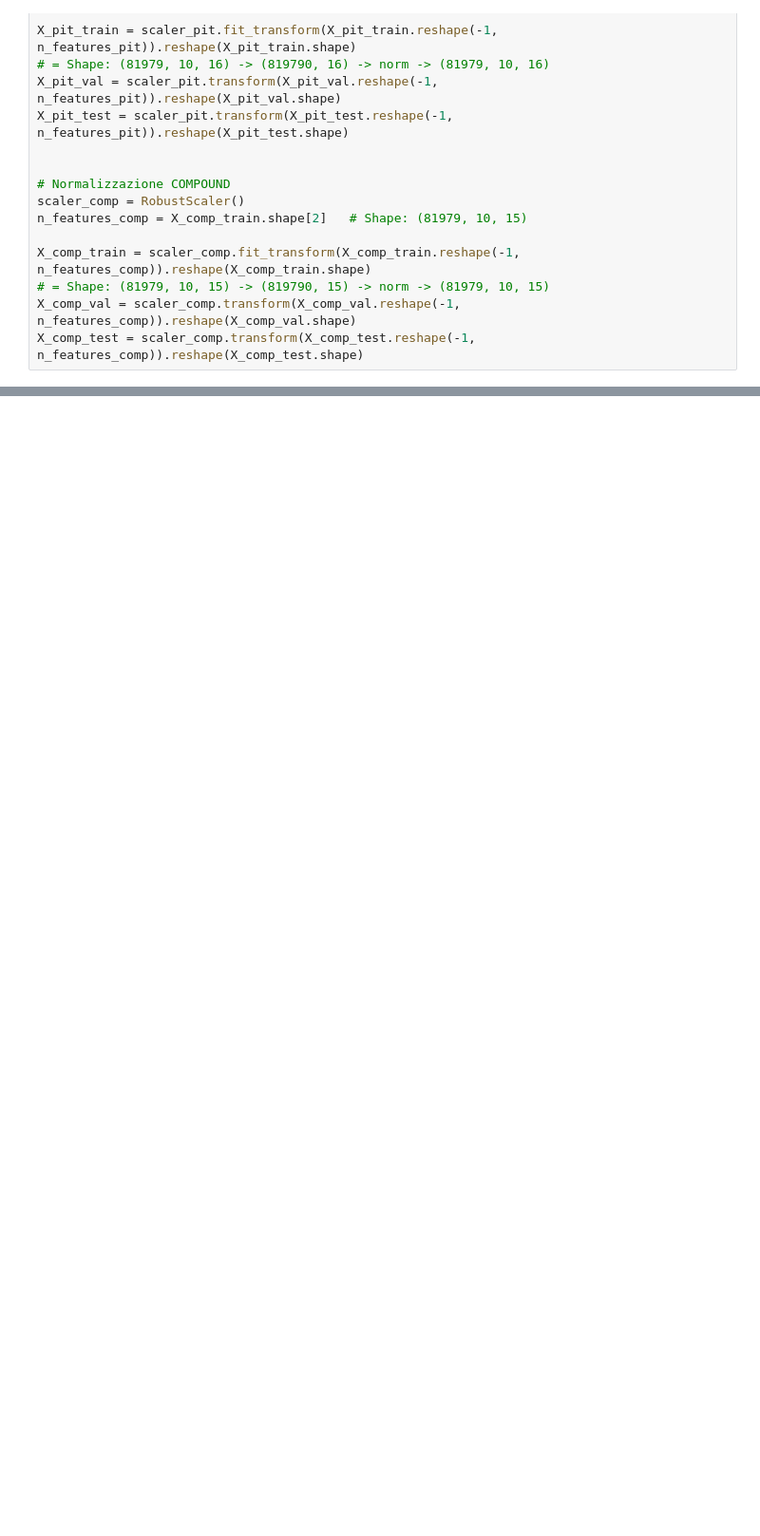
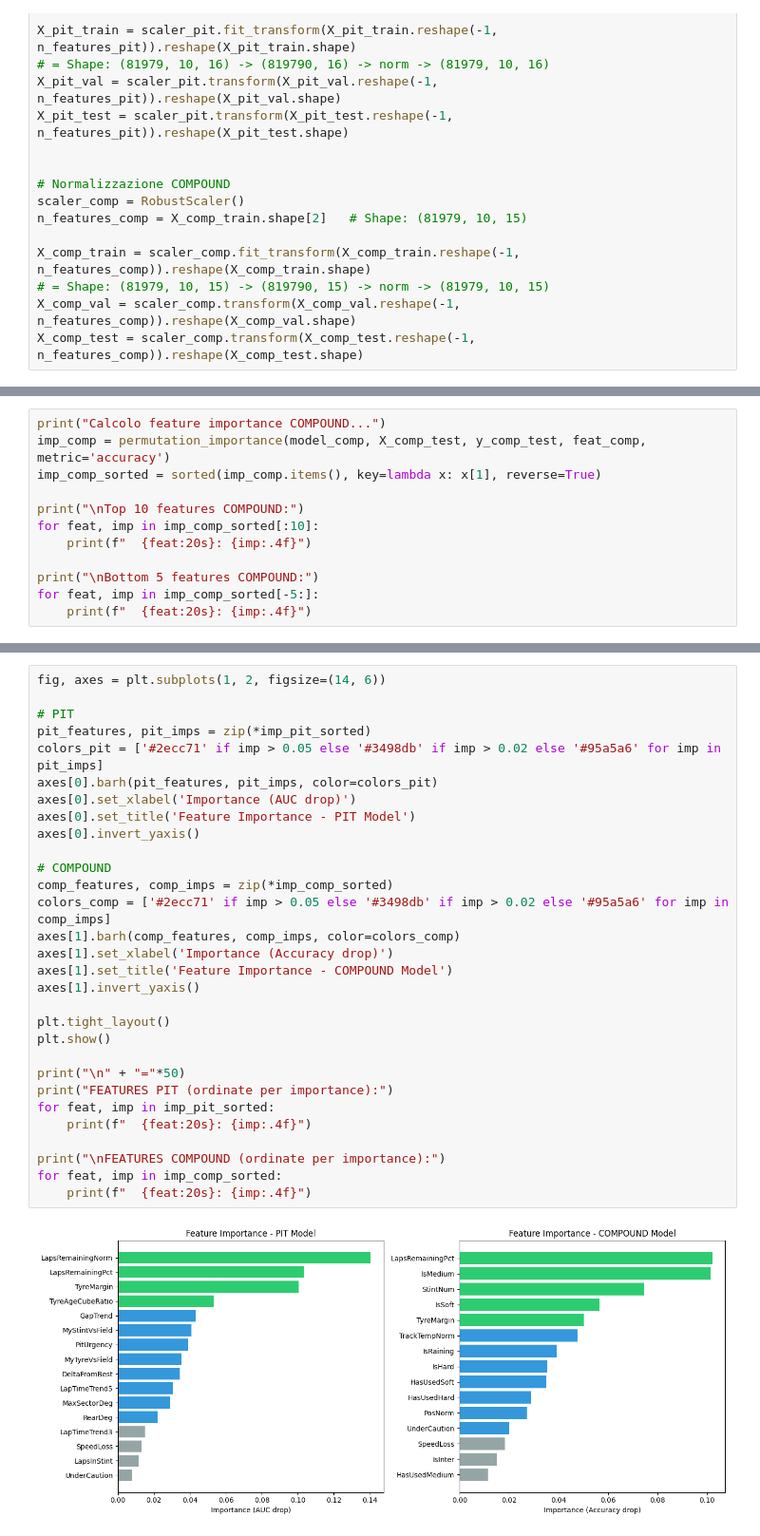
Before and after one commit to FedericoSabbadini/F1_StrategyPredictor, a Jupyter notebook: 03:model/LSTMModel.ipynb, the cells around one changed output, grey strips where cells are left out. Shown at 95% size. Drawn from its saved outputs; the diff is of its cells as text; blank space fills up the shorter version.

```diff
--- a/03:model/LSTMModel.ipynb
+++ b/03:model/LSTMModel.ipynb
@@ -961,0 +1462,12 @@ Compound class weights:
+# %%
+print("Calcolo feature importance COMPOUND...")
+imp_comp = permutation_importance(model_comp, X_comp_test, y_comp_test, feat_comp, metric='accuracy')
+imp_comp_sorted = sorted(imp_comp.items(), key=lambda x: x[1], reverse=True)
+
+print("\nTop 10 features COMPOUND:")
+for feat, imp in imp_comp_sorted[:10]:
+    print(f"  {feat:20s}: {imp:.4f}")
+
+print("\nBottom 5 features COMPOUND:")
+for feat, imp in imp_comp_sorted[-5:]:
+    print(f"  {feat:20s}: {imp:.4f}")
@@ -961,0 +1539,32 @@ Compound class weights:
+# %%
+fig, axes = plt.subplots(1, 2, figsize=(14, 6))
+
+# PIT
+pit_features, pit_imps = zip(*imp_pit_sorted)
+colors_pit = ['#2ecc71' if imp > 0.05 else '#3498db' if imp > 0.02 else '#95a5a6' for imp in pit_imps]
+axes[0].barh(pit_features, pit_imps, color=colors_pit)
+axes[0].set_xlabel('Importance (AUC drop)')
+axes[0].set_title('Feature Importance - PIT Model')
+axes[0].invert_yaxis()
+
+# COMPOUND
+comp_features, comp_imps = zip(*imp_comp_sorted)
+colors_comp = ['#2ecc71' if imp > 0.05 else '#3498db' if imp > 0.02 else '#95a5a6' for imp in comp_imps]
+axes[1].barh(comp_features, comp_imps, color=colors_comp)
+axes[1].set_xlabel('Importance (Accuracy drop)')
+axes[1].set_title('Feature Importance - COMPOUND Model')
+axes[1].invert_yaxis()
+
+plt.tight_layout()
+plt.show()
+
+print("\n" + "="*50)
+print("FEATURES PIT (ordinate per importance):")
+for feat, imp in imp_pit_sorted:
+    print(f"  {feat:20s}: {imp:.4f}")
+
+print("\nFEATURES COMPOUND (ordinate per importance):")
+for feat, imp in imp_comp_sorted:
+    print(f"  {feat:20s}: {imp:.4f}")
+# %% [output]
+[figure, added]
```
Also changed, not shown: parts of 44 cells of this notebook, 15 other files.
